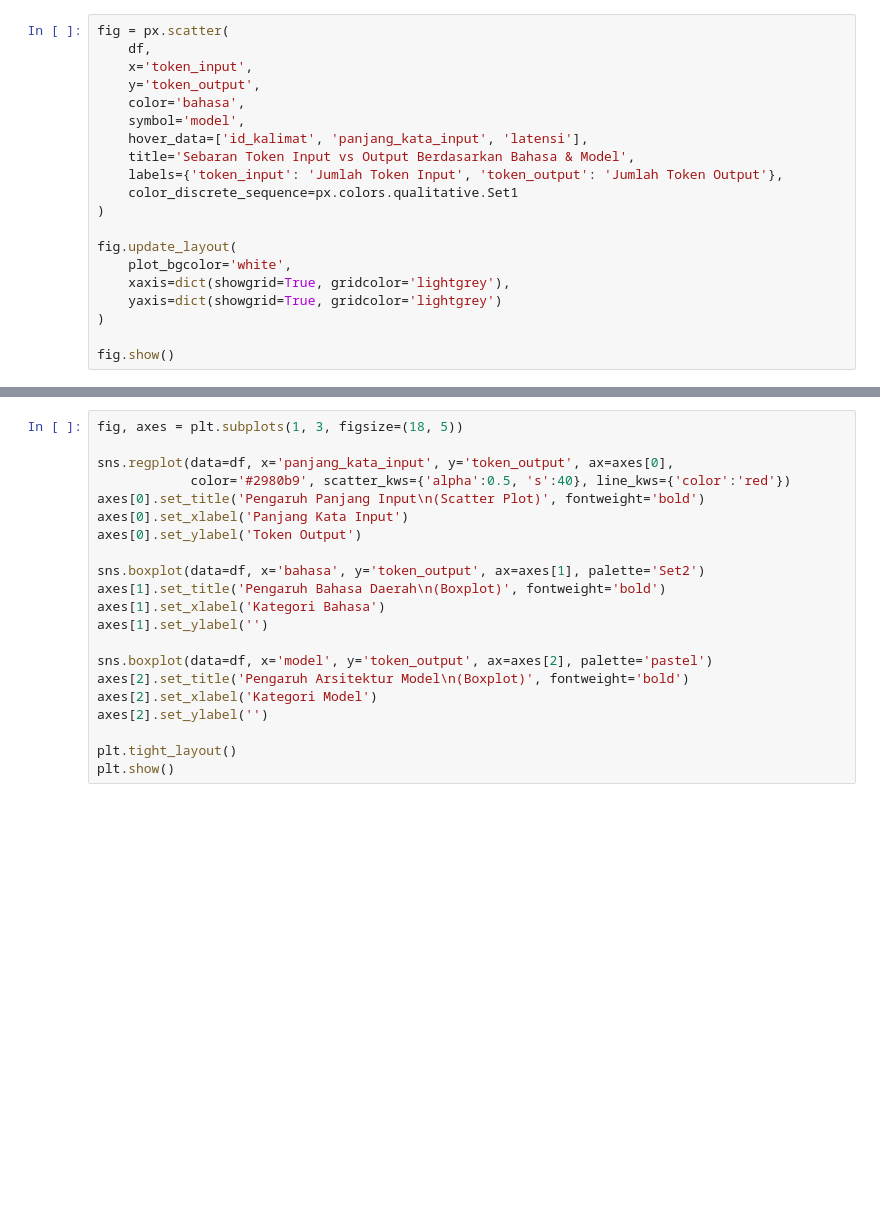
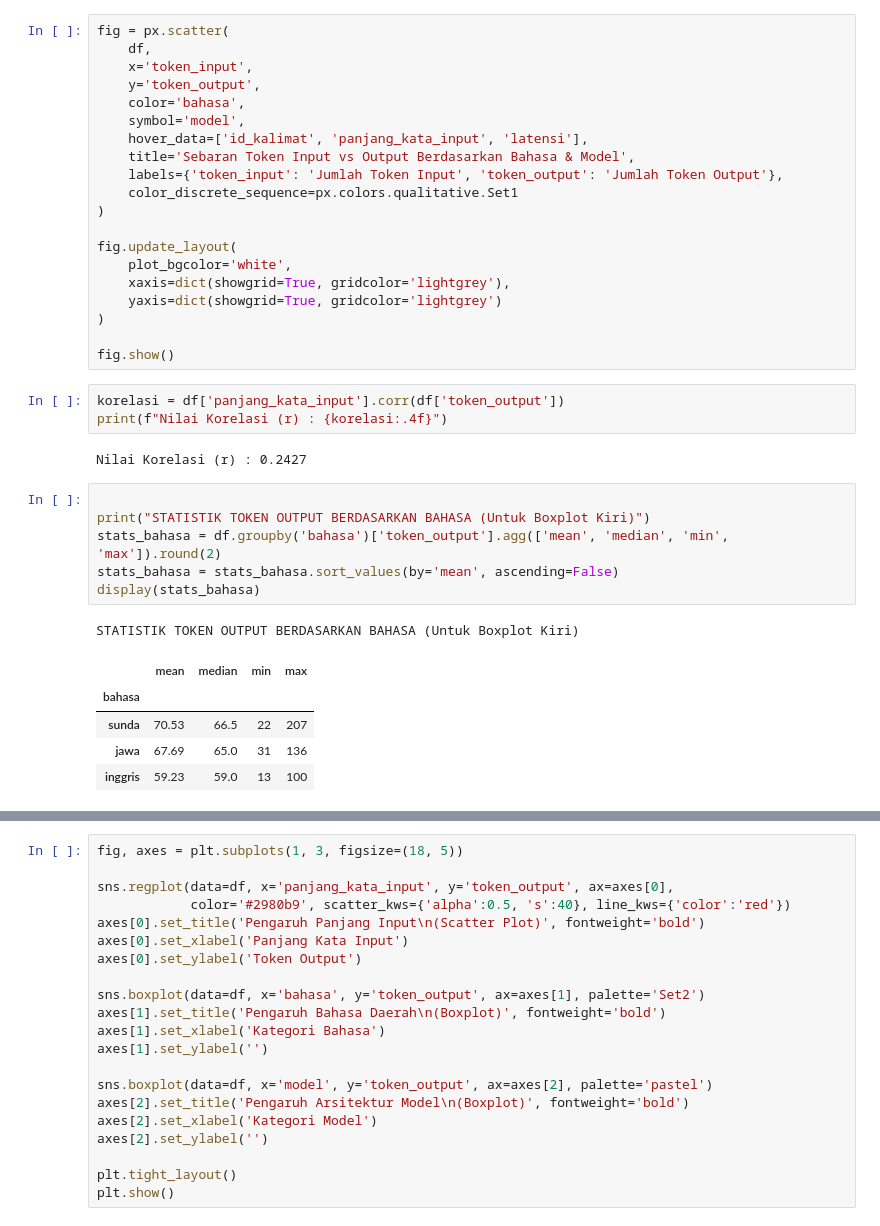
Before and after one commit to JustDannn/MLRProj, a Jupyter notebook: Notebook/00_EDA.ipynb, the cells around one changed output, grey strips where cells are left out. Drawn from its saved outputs; the diff is of its cells as text; blank space fills up the shorter version.

Commit message:
mengeluarkan nilai korelasi type shi

```diff
--- a/Notebook/00_EDA.ipynb
+++ b/Notebook/00_EDA.ipynb
@@ -93,3 +93,21 @@ fig.update_layout(
 )
 
 fig.show()
+# %%
+korelasi = df['panjang_kata_input'].corr(df['token_output'])
+print(f"Nilai Korelasi (r) : {korelasi:.4f}")
+# %% [output]
+Nilai Korelasi (r) : 0.2427
+# %%
+
+print("STATISTIK TOKEN OUTPUT BERDASARKAN BAHASA (Untuk Boxplot Kiri)")
+stats_bahasa = df.groupby('bahasa')['token_output'].agg(['mean', 'median', 'min', 'max']).round(2)
+stats_bahasa = stats_bahasa.sort_values(by='mean', ascending=False)
+display(stats_bahasa)
+# %% [output]
+STATISTIK TOKEN OUTPUT BERDASARKAN BAHASA (Untuk Boxplot Kiri)
+|  | mean | median | min | max |
+| bahasa |  |  |  |  |
+| sunda | 70.53 | 66.5 | 22 | 207 |
+| jawa | 67.69 | 65.0 | 31 | 136 |
+| inggris | 59.23 | 59.0 | 13 | 100 |
```
Also changed, not shown: parts of 1 cell of this notebook.
